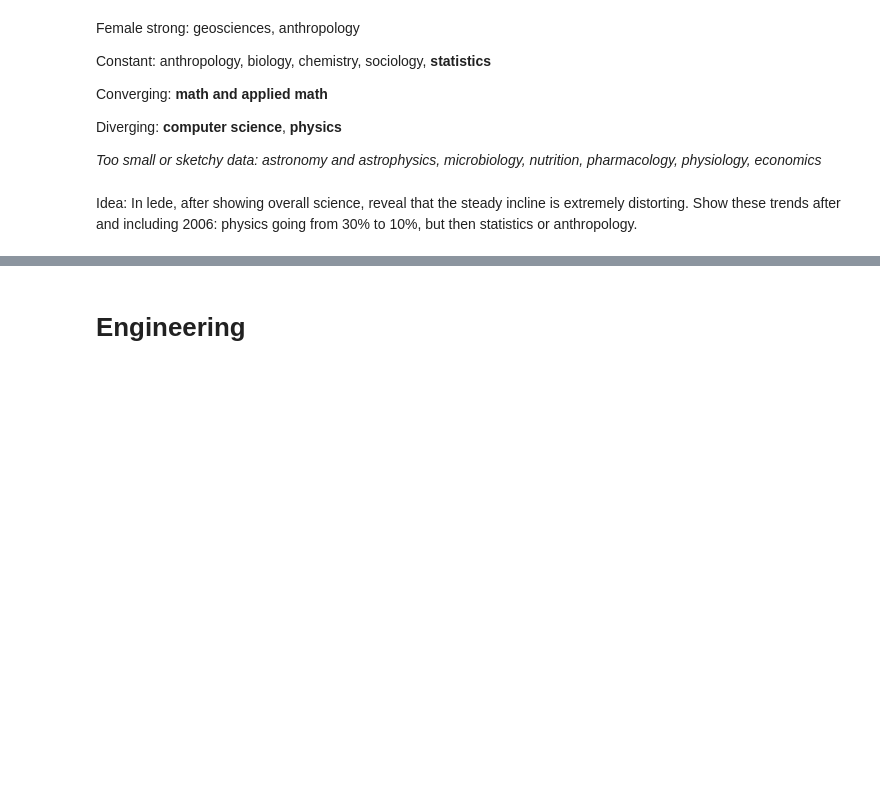
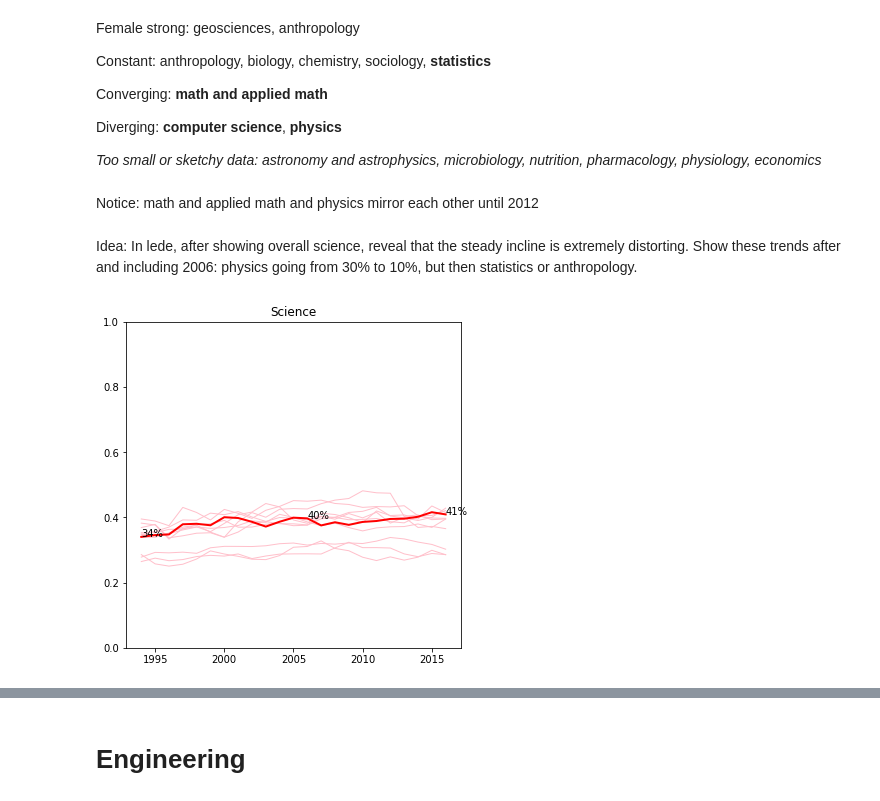
Before and after one commit to spec-journalism/gss-diversity, a Jupyter notebook: notebooks/draft.ipynb, the cells around one changed output, grey strips where cells are left out. Cells and saved outputs as stored; diff of their text form; code cells hidden in the pictures; blank space fills up the shorter version.

```diff
--- a/notebooks/draft.ipynb
+++ b/notebooks/draft.ipynb
@@ -50,12 +50,13 @@ complete_fields = {
     'Science': [],
     'Engineering': [],
 }
+topic_lookup = {}
 for topic in complete_fields.keys():
     for field in fields[topic]:
         f, m = get_counts(topic, field)
         if None not in f and None not in m:
             complete_fields[topic].append(field)
-
+            topic_lookup[field] = topic
 print(f'{len(complete_fields["Science"]) + len(complete_fields["Engineering"])} complete fields.')
 # %% [output]
 19 complete fields.
@@ -181,5 +195,12 @@ Converging: **math and applied math**
 Diverging: **computer science**, **physics**
 
 _Too small or sketchy data: astronomy and astrophysics, microbiology, nutrition, pharmacology, physiology, economics_
+# %% [markdown]
+Notice: math and applied math and physics mirror each other until 2012
 # %% [markdown]
 Idea: In lede, after showing overall science, reveal that the steady incline is extremely distorting. Show these trends after and including 2006: physics going from 30% to 10%, but then statistics or anthropology.
+# %%
+_, ax = subplots()
+plot_topic_proportions(ax, 'Science', peers=True, label=[2006])
+# %% [output]
+[figure, added]
```
Also changed, not shown: parts of 5 cells of this notebook, 1 other file.
